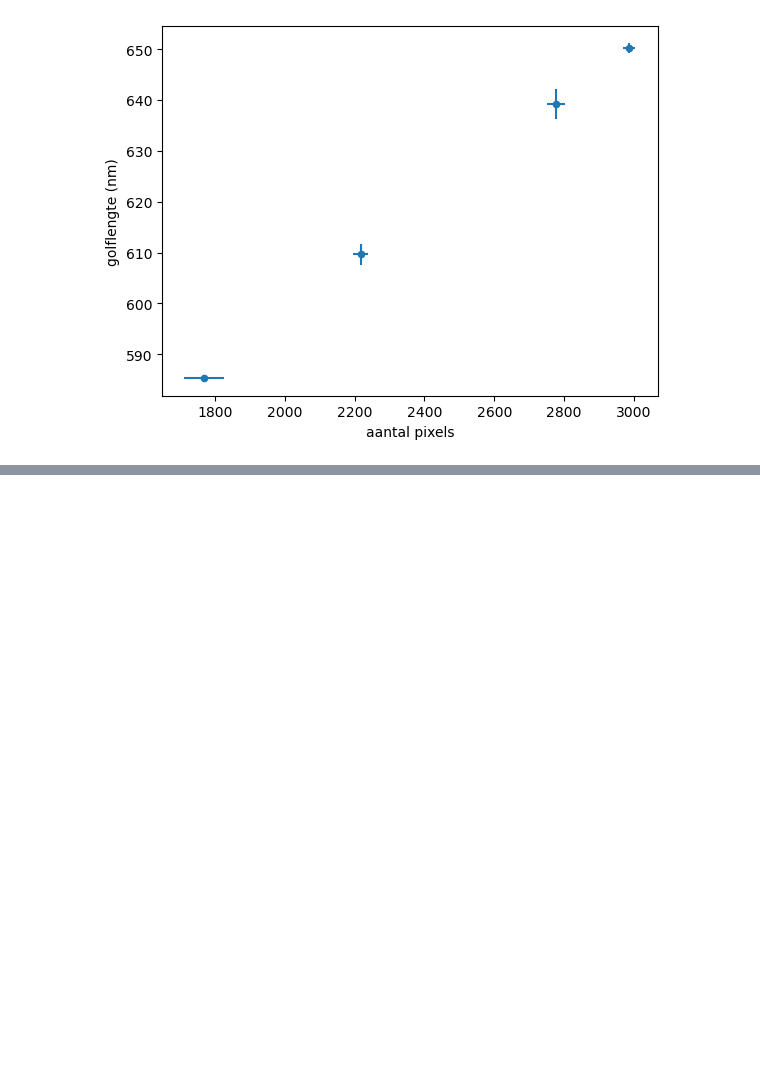
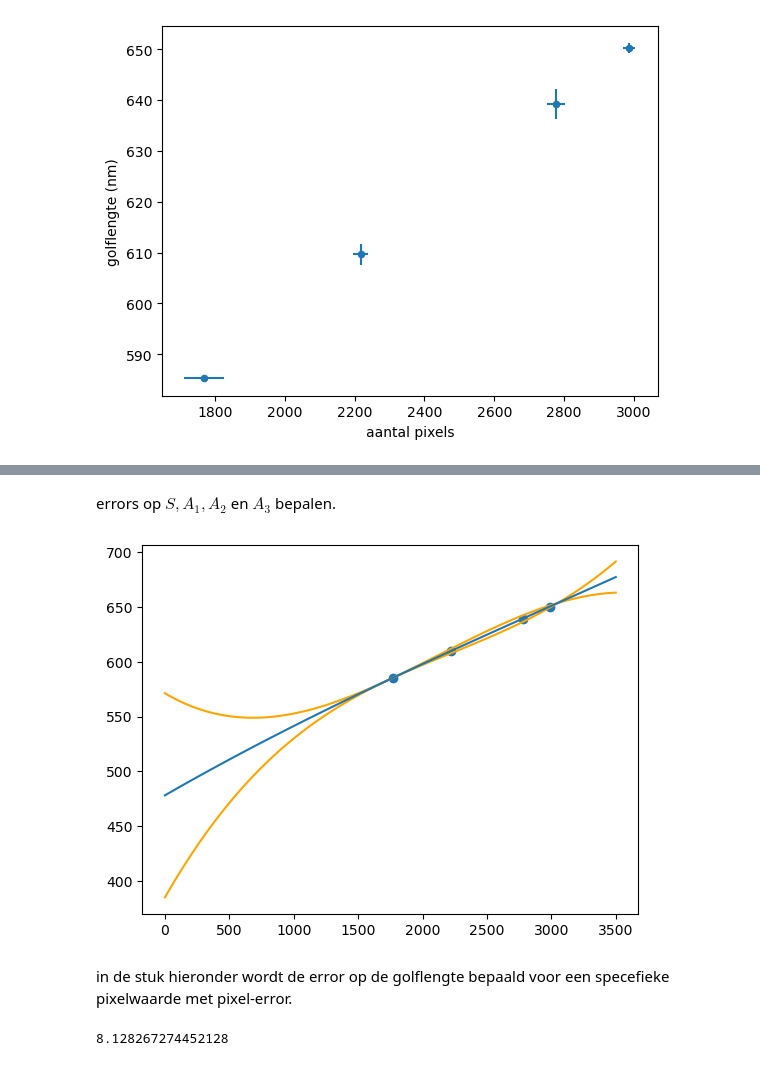
Before and after one commit to Emilszeg/Ion-traps-Project, a Jupyter notebook: Introductie programma/calibration_formula.ipynb, the cells around one changed output, grey strips where cells are left out. Drawn from its saved outputs; the diff is of its cells as text; code cells hidden in the pictures; blank space fills up the shorter version.

```diff
--- a/Introductie programma/calibration_formula.ipynb
+++ b/Introductie programma/calibration_formula.ipynb
@@ -97,0 +105,42 @@ Text(0.5, 1.0, '')
+# %% [markdown]
+errors op $S, A_1, A_2$ en $A_3$ bepalen.
+# %%
+fit_result_hoog=curve_model.fit(df['lamda_boven_lijst'],p=df['p'],weights=df['p_weight'],S=500,A_1=0.4,A_2=0.0001,A_3=0.000000001)
+fit_result_laag=curve_model.fit(df['lamda_onder_lijst'],p=df['p'],weights=df['p_weight'],S=500,A_1=0.4,A_2=0.0001,A_3=0.000000001)
+S_error = fit_result_hoog.params['S'].value-fit_result_laag.params['S'].value
+# (fit_result_laag.params['S'].value+fit_result_hoog.params['S'].value)/2
+# fit_result_laag.params['S'].value
+x_as=np.linspace(0,3500,100)
+lamda_laag=[formule(i,fit_result_laag.params['S'],fit_result_laag.params['A_1'],fit_result_laag.params['A_2'],fit_result_laag.params['A_3']) for i in x_as]
+lamda_hoog=[formule(i,fit_result_hoog.params['S'],fit_result_hoog.params['A_1'],fit_result_hoog.params['A_2'],fit_result_hoog.params['A_3']) for i in x_as]
+lamda=[formule(i,fit_result.params['S'],fit_result.params['A_1'],fit_result.params['A_2'],fit_result.params['A_3']) for i in x_as]
+
+fig=plt.figure()
+ax1=fig.add_subplot(111)
+ax1.plot(x_as,lamda_hoog,color='orange')
+ax1.plot(x_as,lamda_laag,color='orange')
+ax1.plot(x_as,lamda)
+ax1.plot
+ax1.scatter(p,lamda_p)
+plt.show()
+# %% [output]
+[figure, added]
+# %% [markdown]
+in de stuk hieronder wordt de error op de golflengte bepaald voor een specefieke pixelwaarde met pixel-error.
+# %%
+def formule_lamda_laag(p):
+    return formule(p,fit_result_laag.params['S'],fit_result_laag.params['A_1'],fit_result_laag.params['A_2'],fit_result_laag.params['A_3'])
+def formule_lamda_hoog(p):
+    return formule(p,fit_result_hoog.params['S'],fit_result_hoog.params['A_1'],fit_result_hoog.params['A_2'],fit_result_hoog.params['A_3'])
+def lamda_error(p, delta_p):
+    p_laag=p-delta_p
+    p_hoog=p+delta_p
+    lamda_lijstje=[]
+
+    lamda_laag_err= formule_lamda_laag(p_laag)
+    lamda_hoog_err=formule_lamda_hoog(p_hoog)
+    lamda_err_berekening=lamda_hoog_err-lamda_laag_err
+    return lamda_err_berekening
+print(lamda_error(2500,15))
+# %% [output]
+8.128267274452128
```
Also changed, not shown: parts of 8 cells of this notebook.
